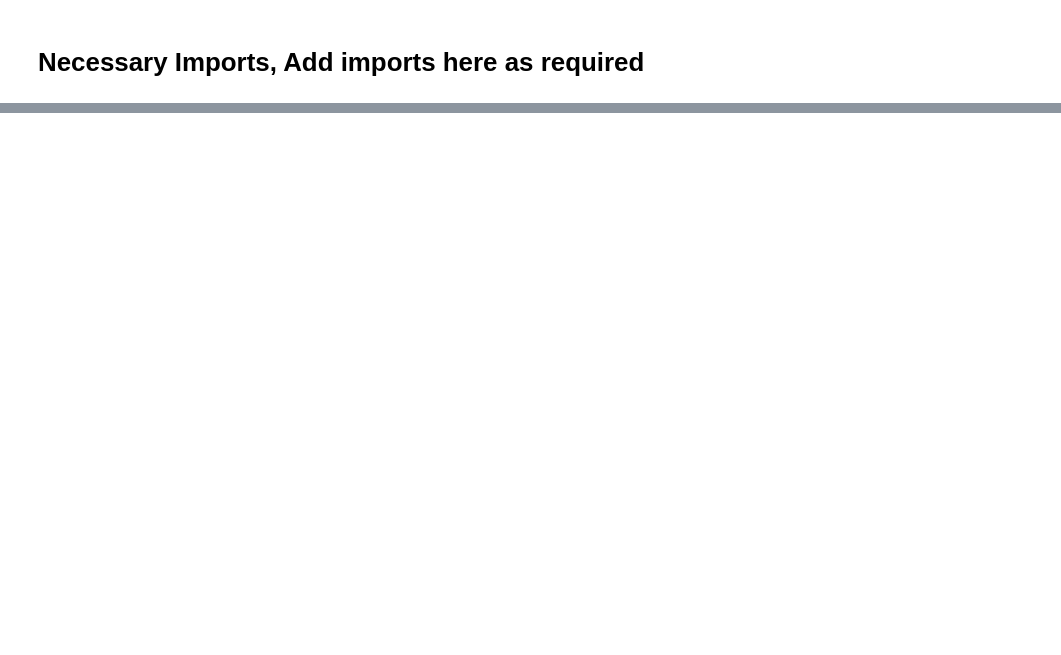
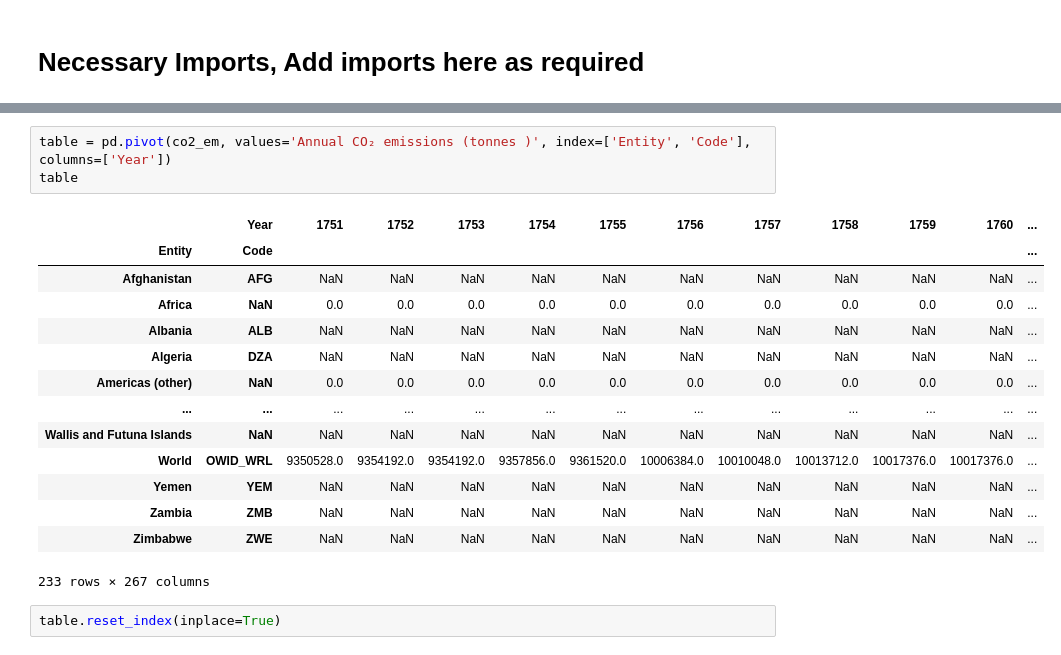
Before and after one commit to francofin/ESG_by_industry_country, a Jupyter notebook: CO2 and GHG Statistics By Country and Industry.ipynb, the cells around one changed output, grey strips where cells are left out. Cells and saved outputs as stored; diff of their text form; blank space fills up the shorter version.

```diff
--- a/CO2 and GHG Statistics By Country and Industry.ipynb
+++ b/CO2 and GHG Statistics By Country and Industry.ipynb
@@ -32,0 +158,20 @@ data = pd.read_csv('co2_emission.csv')
+# %%
+table = pd.pivot(co2_em, values='Annual CO₂ emissions (tonnes )', index=['Entity', 'Code'], columns=['Year'])
+table
+# %% [output]
+|  | Year | 1751 | 1752 | 1753 | 1754 | 1755 | 1756 | 1757 | 1758 | 1759 | 1760 | ... |
+| Entity | Code |  |  |  |  |  |  |  |  |  |  | ... |
+| Afghanistan | AFG | NaN | NaN | NaN | NaN | NaN | NaN | NaN | NaN | NaN | NaN | ... |
+| Africa | NaN | 0.0 | 0.0 | 0.0 | 0.0 | 0.0 | 0.0 | 0.0 | 0.0 | 0.0 | 0.0 | ... |
+| Albania | ALB | NaN | NaN | NaN | NaN | NaN | NaN | NaN | NaN | NaN | NaN | ... |
+| Algeria | DZA | NaN | NaN | NaN | NaN | NaN | NaN | NaN | NaN | NaN | NaN | ... |
+| Americas (other) | NaN | 0.0 | 0.0 | 0.0 | 0.0 | 0.0 | 0.0 | 0.0 | 0.0 | 0.0 | 0.0 | ... |
+| ... | ... | ... | ... | ... | ... | ... | ... | ... | ... | ... | ... | ... |
+| Wallis and Futuna Islands | NaN | NaN | NaN | NaN | NaN | NaN | NaN | NaN | NaN | NaN | NaN | ... |
+| World | OWID_WRL | 9350528.0 | 9354192.0 | 9354192.0 | 9357856.0 | 9361520.0 | 10006384.0 | 10010048.0 | 10013712.0 | 10017376.0 | 10017376.0 | ... |
+| Yemen | YEM | NaN | NaN | NaN | NaN | NaN | NaN | NaN | NaN | NaN | NaN | ... |
+| Zambia | ZMB | NaN | NaN | NaN | NaN | NaN | NaN | NaN | NaN | NaN | NaN | ... |
+| Zimbabwe | ZWE | NaN | NaN | NaN | NaN | NaN | NaN | NaN | NaN | NaN | NaN | ... |
+233 rows × 267 columns
+# %%
+table.reset_index(inplace=True)
```
Also changed, not shown: parts of 66 cells of this notebook, 2 other files.
